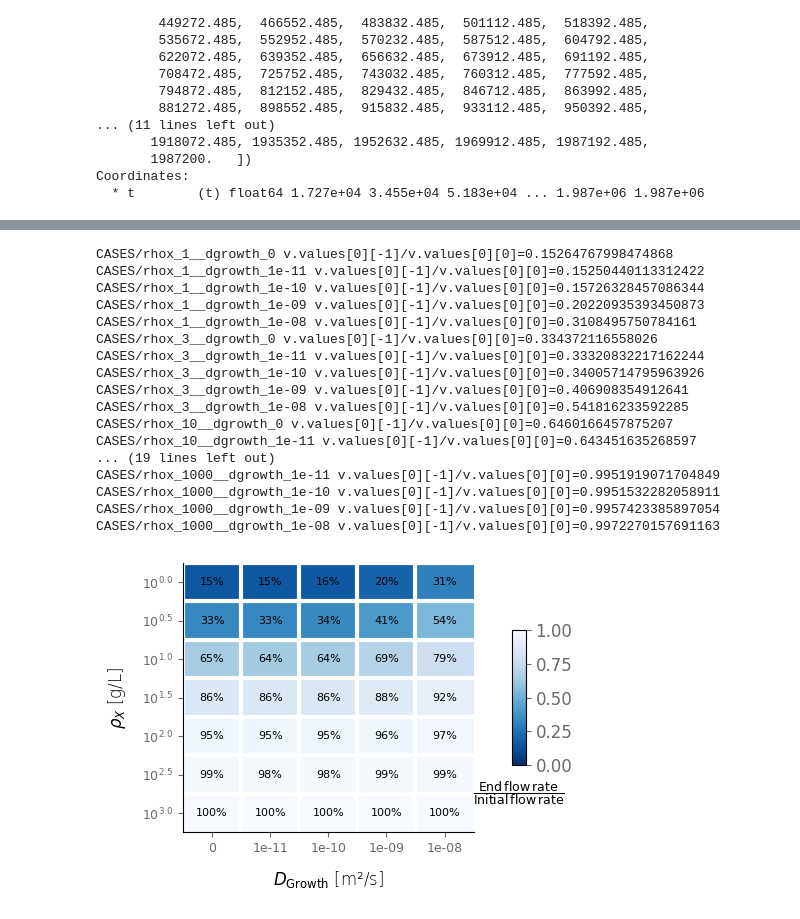
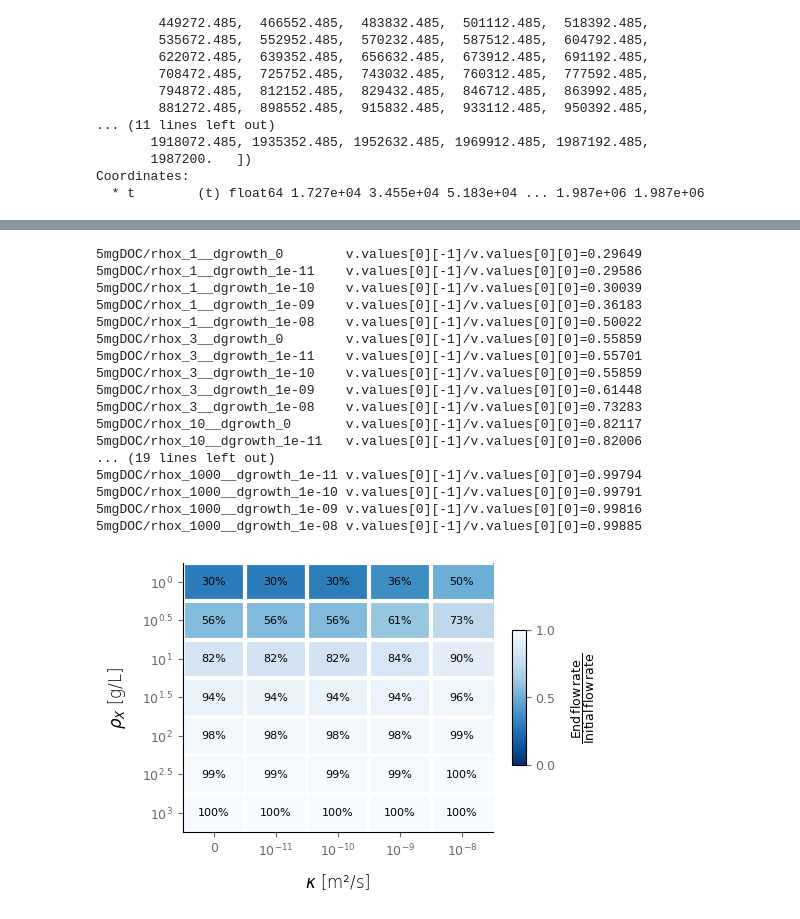
Before and after one commit to edsaac/ReactiveBiomass, a Jupyter notebook: experiments/Rosenzweig_2011/fit_ravid/combine_diffusive_rhox.ipynb, the cells around one changed output, grey strips where cells are left out. Cells and saved outputs as stored; diff of their text form; code cells hidden in the pictures.

Commit message:
visualize all at once

```diff
--- a/experiments/Rosenzweig_2011/fit_ravid/combine_diffusive_rhox.ipynb
+++ b/experiments/Rosenzweig_2011/fit_ravid/combine_diffusive_rhox.ipynb
@@ -9,13 +9,13 @@ import os
 import itertools
 # %%
 ## Check CASES folder exists
-cases_folder = Path("CASES")
+cases_folder = Path("CASES_5mgDOC")
 if not cases_folder.exists():
     os.mkdir(cases_folder)
 
 template_folder = Path("template")
 # %%
-rho_x_list = [1, 3, 10, 31, 100, 316, 1000]
+rho_x_list = [1, 3, 10, 31, 100, 316, 1000]  ## Values chosen so they are nice powers of 10
 d_growth_list = [0, 1e-11, 1e-10, 1e-9, 1e-8]
 cases_objs = dict()
 
@@ -24,7 +24,7 @@ for rho_x, d_growth in itertools.product(
     rho_x_list, d_growth_list
 ):
 
-    identifier = f"CASES/rhox_{rho_x}__dgrowth_{d_growth}"
+    identifier = cases_folder / f"rhox_{rho_x}__dgrowth_{d_growth}"
     of = OpenFOAM(
         path_case=identifier, write_to_log = True, path_template=template_folder
     )
@@ -39,5 +39,16 @@ for rho_x, d_growth in itertools.product(
         entry="diffusiveGrowth",
         value=f"diffusiveGrowth [0 2 -1 0 0 0 0] {d_growth:.2e}")
 
-    cases_objs[identifier] = of
+    ## To change the DOC concentration
+    of.set_value_in_foamDictionary(
+        location="0.000/DOC",
+        entry="internalField",
+        value=f"uniform 5.0E-3")
+
+    of.set_value_in_foamDictionary(
+        location="0.000/DOC",
+        entry="boundaryField.top.uniformInletValue",
+        value=f"constant 5.0E-3")
+
+    cases_objs[str(identifier)] = of
 # %%
@@ -99,5 +112,6 @@ Coordinates:
   * t        (t) float64 1.727e+04 3.455e+04 5.183e+04 ... 1.987e+06 1.987e+06
 # %%
 labels = cases_objs.keys()
-labels
+for label in labels:
+    print(label)
 # %% [output]
@@ -177,65 +149,67 @@ for label, of in cases_objs.items():
     for bp in of.boundaryProbes:  ## Probe for vector data, another for scalar data
         for k, v in bp.array_data.items():
             if k == "Uz":
-                print(label, f"{v.values[0][-1]/v.values[0][0]=:}")
+                print(label[6:], f"{v.values[0][-1]/v.values[0][0]=:.5f}", sep="\t")
                 flow_end.append(v.values[0][-1]/v.values[0][0])
 # %% [output]
-CASES/rhox_1__dgrowth_0 v.values[0][-1]/v.values[0][0]=0.15264767998474868
-CASES/rhox_1__dgrowth_1e-11 v.values[0][-1]/v.values[0][0]=0.15250440113312422
-CASES/rhox_1__dgrowth_1e-10 v.values[0][-1]/v.values[0][0]=0.15726328457086344
-CASES/rhox_1__dgrowth_1e-09 v.values[0][-1]/v.values[0][0]=0.20220935393450873
-CASES/rhox_1__dgrowth_1e-08 v.values[0][-1]/v.values[0][0]=0.3108495750784161
-CASES/rhox_3__dgrowth_0 v.values[0][-1]/v.values[0][0]=0.334372116558026
-CASES/rhox_3__dgrowth_1e-11 v.values[0][-1]/v.values[0][0]=0.33320832217162244
-CASES/rhox_3__dgrowth_1e-10 v.values[0][-1]/v.values[0][0]=0.34005714795963926
-CASES/rhox_3__dgrowth_1e-09 v.values[0][-1]/v.values[0][0]=0.406908354912641
-CASES/rhox_3__dgrowth_1e-08 v.values[0][-1]/v.values[0][0]=0.541816233592285
-CASES/rhox_10__dgrowth_0 v.values[0][-1]/v.values[0][0]=0.6460166457875207
-CASES/rhox_10__dgrowth_1e-11 v.values[0][-1]/v.values[0][0]=0.643451635268597
+5mgDOC/rhox_1__dgrowth_0        v.values[0][-1]/v.values[0][0]=0.29649
+5mgDOC/rhox_1__dgrowth_1e-11    v.values[0][-1]/v.values[0][0]=0.29586
+5mgDOC/rhox_1__dgrowth_1e-10    v.values[0][-1]/v.values[0][0]=0.30039
+5mgDOC/rhox_1__dgrowth_1e-09    v.values[0][-1]/v.values[0][0]=0.36183
+5mgDOC/rhox_1__dgrowth_1e-08    v.values[0][-1]/v.values[0][0]=0.50022
+5mgDOC/rhox_3__dgrowth_0        v.values[0][-1]/v.values[0][0]=0.55859
+5mgDOC/rhox_3__dgrowth_1e-11    v.values[0][-1]/v.values[0][0]=0.55701
+5mgDOC/rhox_3__dgrowth_1e-10    v.values[0][-1]/v.values[0][0]=0.55859
+5mgDOC/rhox_3__dgrowth_1e-09    v.values[0][-1]/v.values[0][0]=0.61448
+5mgDOC/rhox_3__dgrowth_1e-08    v.values[0][-1]/v.values[0][0]=0.73283
+5mgDOC/rhox_10__dgrowth_0       v.values[0][-1]/v.values[0][0]=0.82117
+5mgDOC/rhox_10__dgrowth_1e-11   v.values[0][-1]/v.values[0][0]=0.82006
 ... (19 lines left out)
-CASES/rhox_1000__dgrowth_1e-11 v.values[0][-1]/v.values[0][0]=0.9951919071704849
-CASES/rhox_1000__dgrowth_1e-10 v.values[0][-1]/v.values[0][0]=0.9951532282058911
-CASES/rhox_1000__dgrowth_1e-09 v.values[0][-1]/v.values[0][0]=0.9957423385897054
-CASES/rhox_1000__dgrowth_1e-08 v.values[0][-1]/v.values[0][0]=0.9972270157691163
+5mgDOC/rhox_1000__dgrowth_1e-11 v.values[0][-1]/v.values[0][0]=0.99794
+5mgDOC/rhox_1000__dgrowth_1e-10 v.values[0][-1]/v.values[0][0]=0.99791
+5mgDOC/rhox_1000__dgrowth_1e-09 v.values[0][-1]/v.values[0][0]=0.99816
+5mgDOC/rhox_1000__dgrowth_1e-08 v.values[0][-1]/v.values[0][0]=0.99885
 # %%
 flow_end = np.array(flow_end)
 flow_end = np.reshape(flow_end, (len(rho_x_list), len(d_growth_list)))
 # %%
 fig, ax = plt.subplots(figsize=(5,3.5))
 im = ax.imshow(flow_end, cmap="Blues_r", vmin=0, vmax=1, aspect="auto")
-cb = fig.colorbar(im, shrink=0.5, aspect=10, pad=0.1)
+cb = fig.colorbar(im, shrink=0.5, aspect=10, pad=0.05)
 
-cb.ax.set_xlabel(r"$\dfrac{\mathsf{End\,flow\,rate}}{\mathsf{Initial\,flow\,rate}}$", fontsize=9)
+cb.ax.set_ylabel(r"$\dfrac{\mathsf{End\,flow\,rate}}{\mathsf{Initial\,flow\,rate}}$", fontsize=9, labelpad=10)
+cb.ax.tick_params(labelsize=9)
+cb.ax.set_yticks(np.linspace(0,1,3))
 
 from myusefultools.he_utilities import sci_notation
 from math import log10
 
 # Show all ticks and label them with the respective list entries
 ax.set_yticks(
     np.arange(len(rho_x_list)),
-    labels=[f"$10^{{{log10(float(i)):.1f}}}$" for i in rho_x_list])
+    labels=["$10^{{ {:.{}f} }}$".format(log10(float(i)), j) for i,j in zip(rho_x_list, cycle([0,1]))])
 
 ax.set_xticks(
     np.arange(len(d_growth_list)),
-    labels=[i for i in d_growth_list])
+    labels=["0"] + [f"$10^{{{log10(i):.0f}}}$" for i in d_growth_list[1:]])
 
 ax.tick_params(labelsize=9)
 
 # Loop over data dimensions and create text annotations.
 for i in range(len(rho_x_list)):
     for j in range(len(d_growth_list)):
         text = ax.text(j, i, f"{flow_end[i, j]*100:.0f}%",
                        ha="center", va="center", color="k", fontdict=dict(size=8))
 
 ax.set_ylabel(r"$\rho_X$ [g/L]")
-ax.set_xlabel(r"$D_\mathsf{Growth}$ [m²/s]")
+ax.set_xlabel(r"$\kappa$ [m²/s]")
 # ax.ticklabel_format(useMathText=True)
 
 ax.set_xticks(np.arange(len(d_growth_list))-.5, minor=True)
 ax.set_yticks(np.arange(len(rho_x_list))-.5, minor=True)
 ax.grid(which="minor", color="w", linestyle='-', linewidth=3)
 ax.tick_params(which="minor", bottom=False, left=False)
-
+fig.savefig("Heatmap infiltration.pdf", bbox_inches='tight')
 plt.show()
 # %% [output]
-[figure, old version]
+[figure, new version]
```
Also changed, not shown: parts of 5 cells of this notebook, 43 other files.
